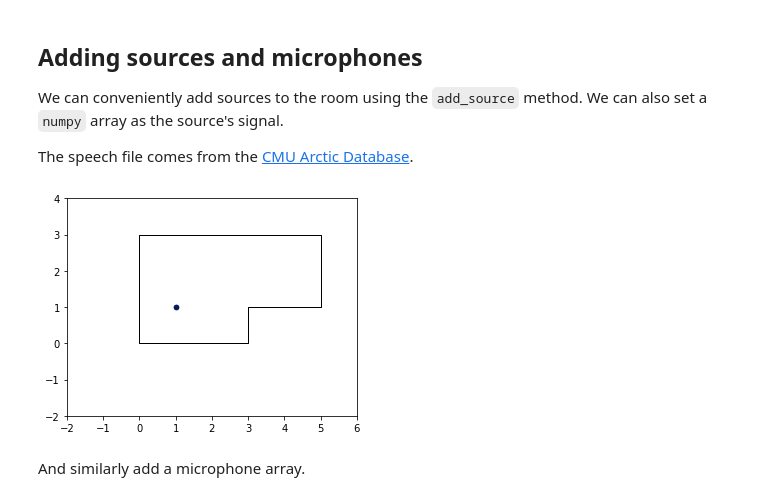
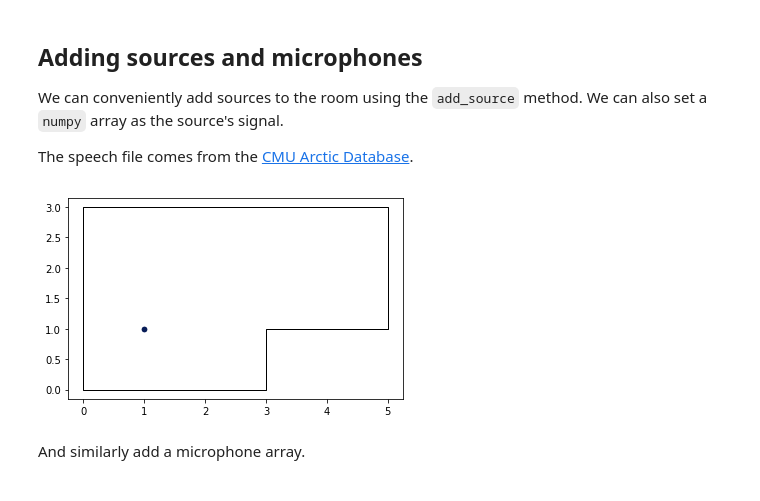
Before and after one commit to LCAV/pyroomacoustics, a Jupyter notebook: notebooks/pyroomacoustics_demo.ipynb, the cells around one changed output. Saved outputs shown, nothing was run; the diff lists cells and outputs as text; code cells hidden in the pictures.

```diff
--- a/notebooks/pyroomacoustics_demo.ipynb
+++ b/notebooks/pyroomacoustics_demo.ipynb
@@ -65,16 +63,14 @@ The speech file comes from the [CMU Arctic Database](http://www.festvox.org/cmu_
 # %%
 # specify signal source
 fs, signal = wavfile.read("arctic_a0010.wav")
 
 # add source to 2D room
 room = pra.Room.from_corners(corners, fs=fs)
 room.add_source([1.,1.], signal=signal)
 
 fig, ax = room.plot()
-ax.set_xlim([-2, 6])
-ax.set_ylim([-2, 4]);
 # %% [output]
-[figure, old version]
+[figure, new version]
 # %% [markdown]
 And similarly add a microphone array.
 # %%
```
Also changed, not shown: parts of 19 cells of this notebook.
